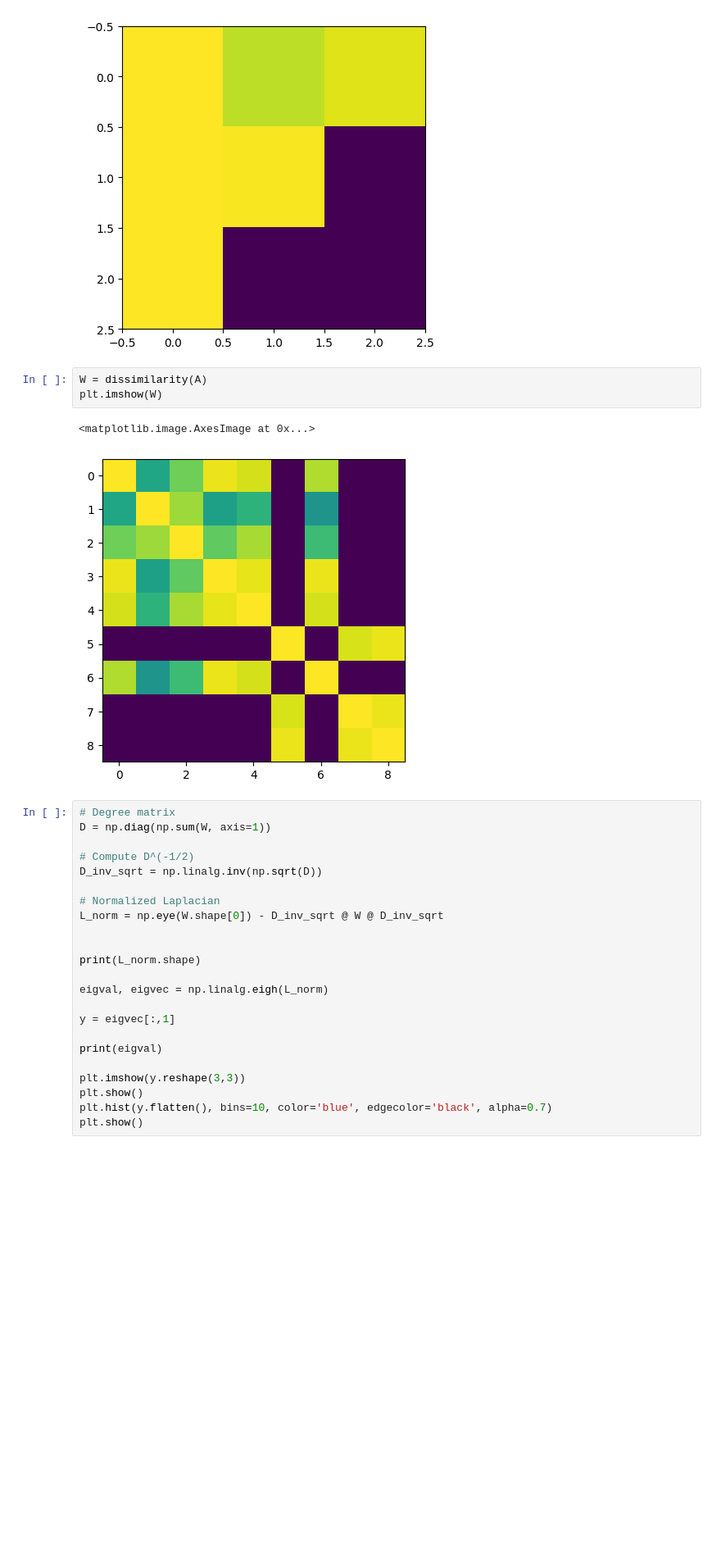
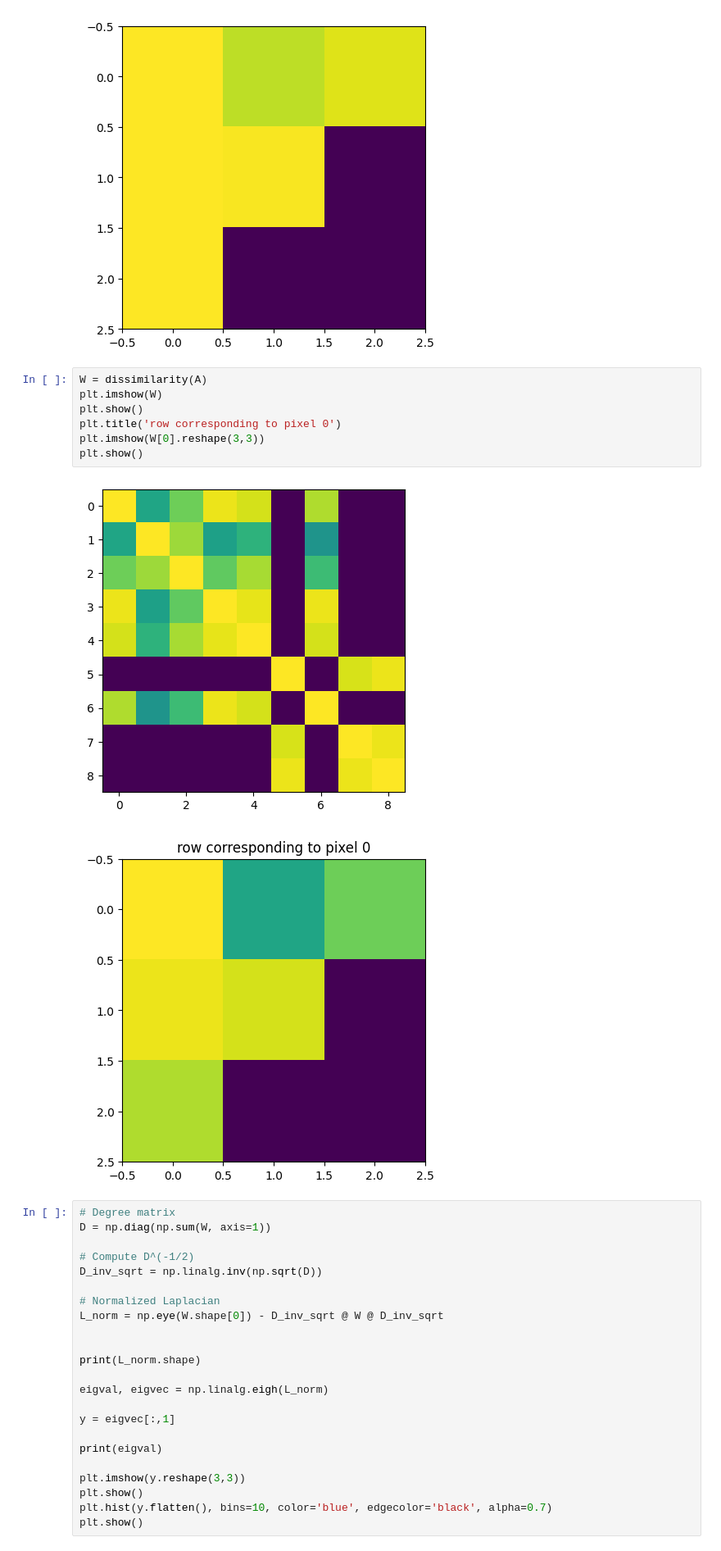
Before and after one commit to garthwales/DDN-NC, a Jupyter notebook: dev/notebooks/objectives.ipynb, the cells around one changed output. Shown at 82% size. Drawn from its saved outputs; the diff is of its cells as text; blank space fills up the shorter version.

Commit message:
additional plot

```diff
--- a/dev/notebooks/objectives.ipynb
+++ b/dev/notebooks/objectives.ipynb
@@ -9,12 +9,16 @@ plt.imshow(A)
 # %% [output]
 <matplotlib.image.AxesImage at 0x...>
 [figure]
-# %%
-W = dissimilarity(A)
-plt.imshow(W)
-# %% [output]
-<matplotlib.image.AxesImage at 0x...>
-[figure, removed]
+# %%
+W = dissimilarity(A)
+plt.imshow(W)
+plt.show()
+plt.title('row corresponding to pixel 0')
+plt.imshow(W[0].reshape(3,3))
+plt.show()
+# %% [output]
+[figure, added]
+[figure, added]
 # %%
 # Degree matrix
 D = np.diag(np.sum(W, axis=1))
```
